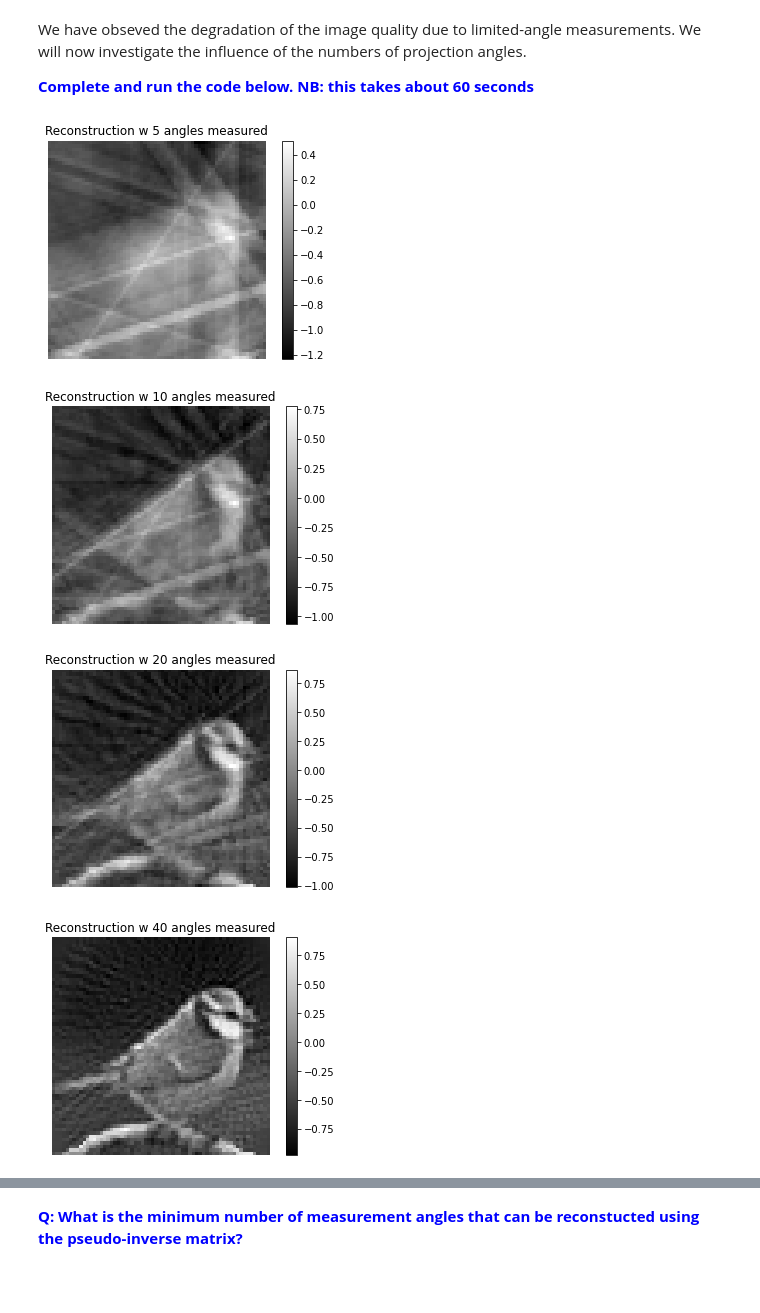
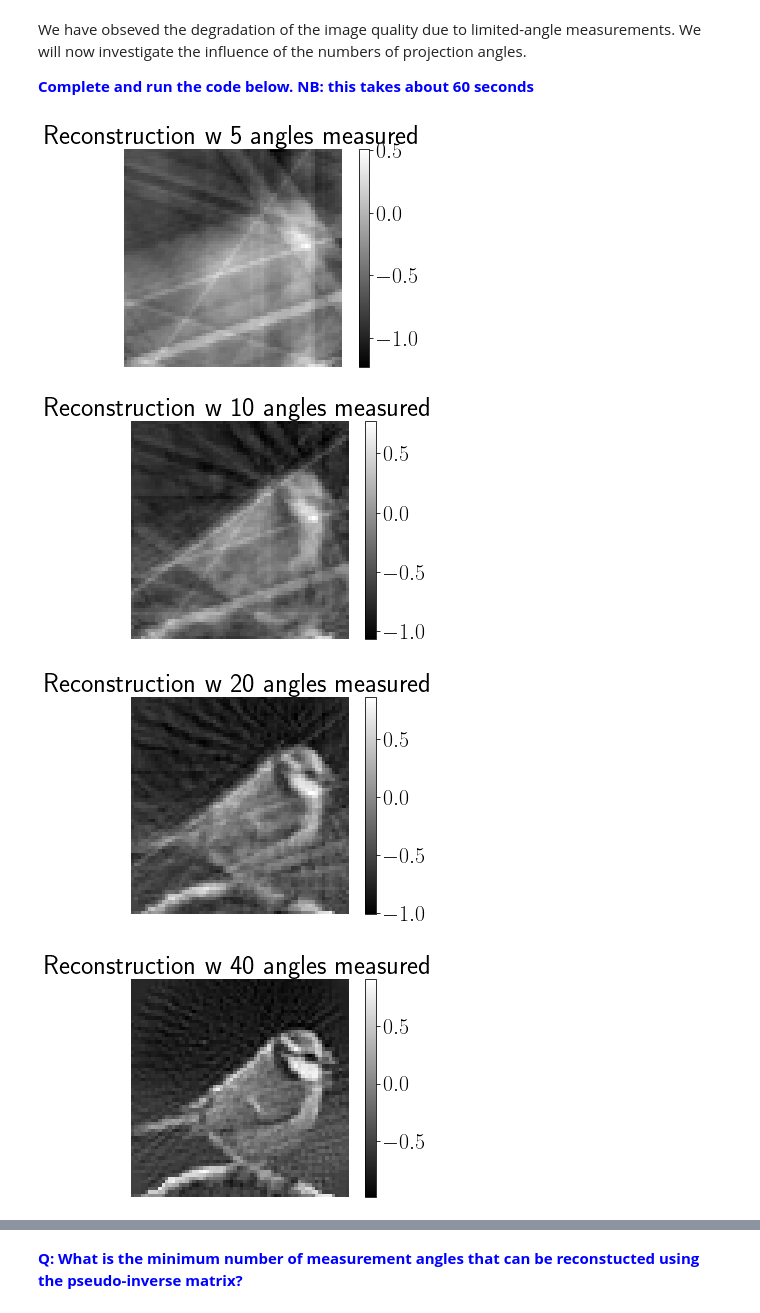
Before and after one commit to openspyrit/spyrit-examples, a Jupyter notebook: 2021_DLMIS_Hands-on/main_with_answers.ipynb, the cells around one changed output, grey strips where cells are left out. Cells and saved outputs as stored; diff of their text form; code cells hidden in the pictures; blank space fills up the shorter version.

```diff
--- a/2021_DLMIS_Hands-on/main_with_answers.ipynb
+++ b/2021_DLMIS_Hands-on/main_with_answers.ipynb
@@ -38,6 +37,9 @@ import h5py as h5
 from skimage.data import shepp_logan_phantom
 from skimage.transform import radon, rescale
 import time
+# %%
+plt.rcParams['text.usetex'] = True
+plt.rcParams.update({'font.size': 22})
 # %% [markdown]
 ## <span style="color:brown"> Parameters
 # %%
@@ -249,7 +251,7 @@ From now on, we will consider images of size $64 \times 64$. In the code below,
 <font color='blue'> **Q: What are the dimensions of the limited-angle forward operator A_reduced? Complete the code below**</font>
 # %%
 # Data path
-data_root = '/floyd/input/dlmis21_reconstruction_hands_on_vf/'
+data_root = './data/'
 saved_data = data_root + 'matrices/'
 
 # Load forward matrix with full angle data
@@ -390,35 +392,35 @@ We have obseved the degradation of the image quality due to limited-angle measur
 
 <font color='blue'> **Complete and run the code below. NB: this takes about 60 seconds**</font>
 # %%
-listAngles = [5, 10, 20, 40, 60, 100, 180]
+listAngles = [5, 10, 20, 40, 60, 100]
 
 ##PERFORM THE WHOLE LOOP
 for ang in listAngles:
     # Compute Areduced
     Areduced = model_radon.radonSpecifyAngles(A, model_radon.generateAngles(ang))
     Areduced = Areduced.type(torch.FloatTensor)
 
     # Compute the pseudoinverse
     pinvAreduced = torch.pinverse(Areduced,1e-5)  # COMPLETE
 
     # Simulate the measurements
     m = torch.mv(Areduced,f[:,0])
 
     # Reconstruct the image
     f_reconstruct = torch.mv(pinvAreduced,m)
 
     # Reshape into a 2D mage
     f_reconstruct_array = model_radon.vector2matrix(f_reconstruct, [img_size,img_size])
     f_reconstruct_array = np.transpose(f_reconstruct_array)
 
     # Display results
     plt.imshow(f_reconstruct_array, cmap='gray')
     plt.title(f'Reconstruction w {ang} angles measured')
     plt.colorbar()
     plt.axis('off')
     plt.show()
 # %% [output]
-[figure, old version]
+[figure, new version]
-[figure, old version]
+[figure, new version]
-[figure, old version]
+[figure, new version]
-[figure, old version]
+[figure, new version]
```
Also changed, not shown: parts of 18 cells of this notebook, 3 other files.
